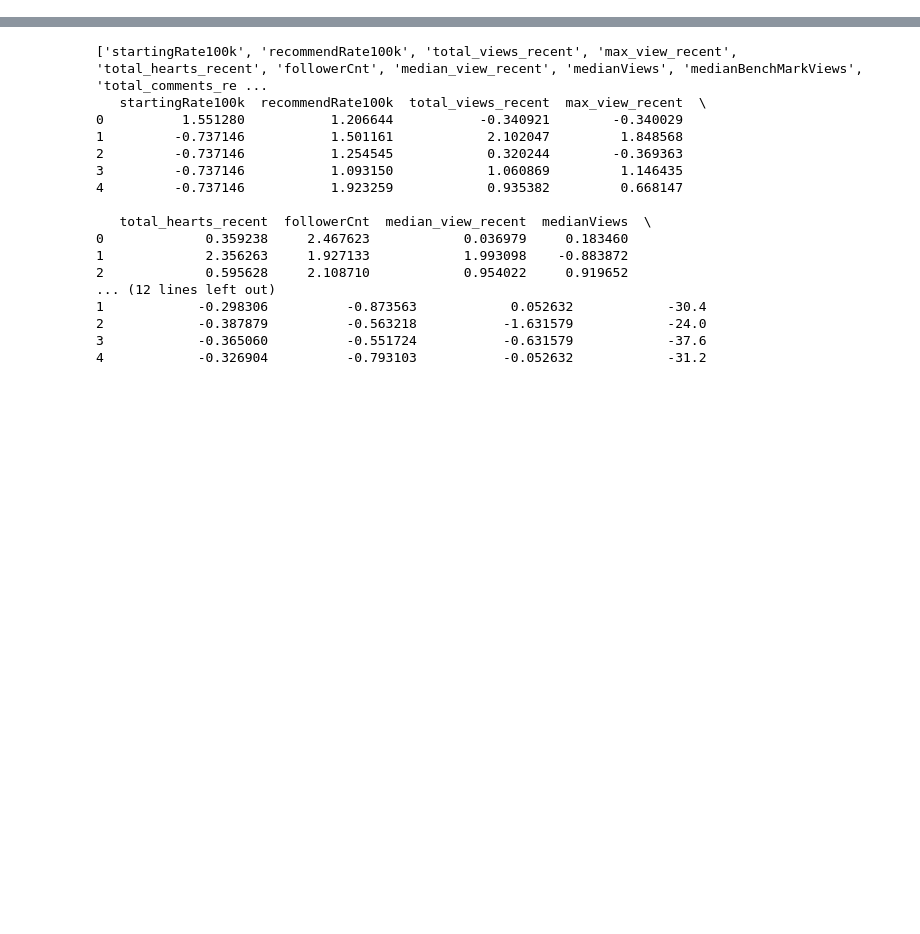
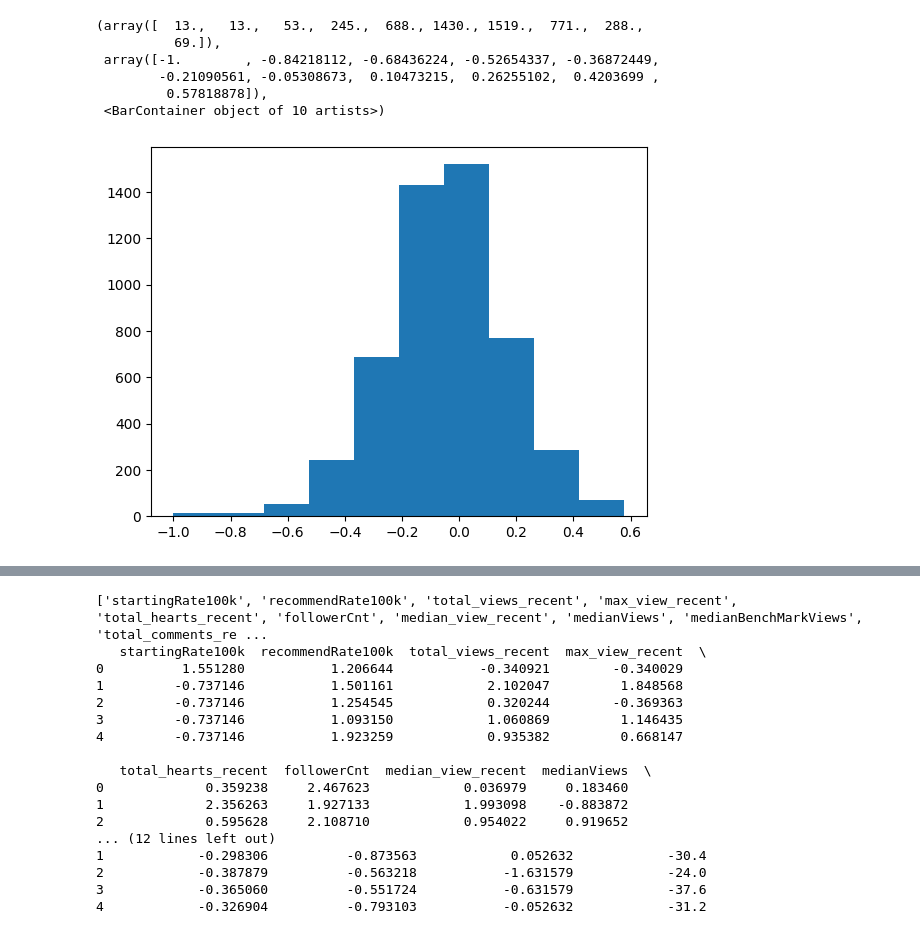
Before and after one commit to lamphat344961-alt/DACS_2026, a Jupyter notebook: transform.ipynb, the cells around one changed output, grey strips where cells are left out. Cells and saved outputs as stored; diff of their text form; code cells hidden in the pictures; blank space fills up the shorter version.

```diff
--- a/transform.ipynb
+++ b/transform.ipynb
@@ -10,3 +57,13 @@ df = pd.read_csv("model_features.csv")
+# %%
+plt.hist(df['burstiness_recent'])
+# %% [output]
+(array([  13.,   13.,   53.,  245.,  688., 1430., 1519.,  771.,  288.,
+          69.]),
+ array([-1.        , -0.84218112, -0.68436224, -0.52654337, -0.36872449,
+        -0.21090561, -0.05308673,  0.10473215,  0.26255102,  0.4203699 ,
+         0.57818878]),
+ <BarContainer object of 10 artists>)
+[figure, added]
 # %%
 df.columns
 # %% [output]
```
Also changed, not shown: parts of 8 cells of this notebook, 4 other files.
